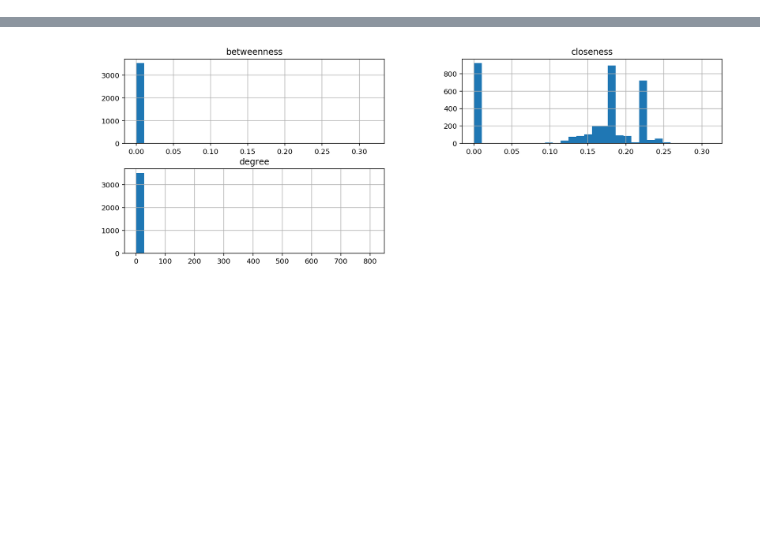
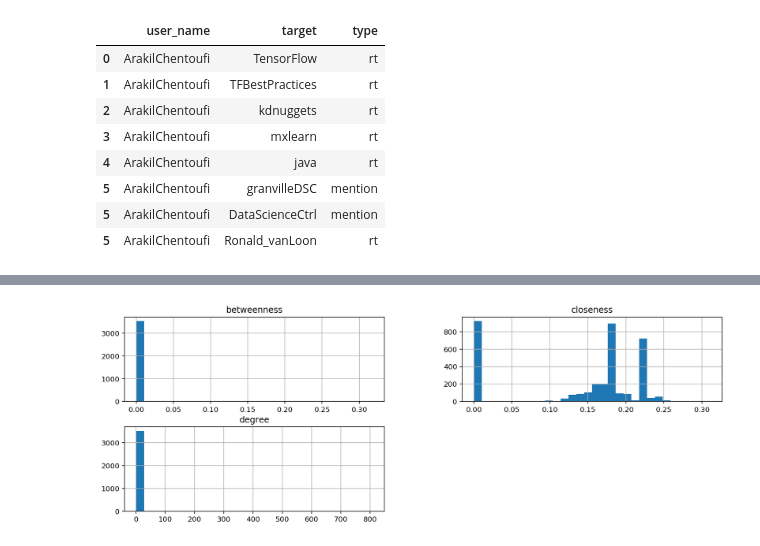
Before and after one commit to JakeTheWise/socialitics, a Jupyter notebook: proj1/q2/q2.ipynb, the cells around one changed output, grey strips where cells are left out. Drawn from its saved outputs; the diff is of its cells as text; code cells hidden in the pictures; blank space fills up the shorter version.

```diff
--- a/proj1/q2/q2.ipynb
+++ b/proj1/q2/q2.ipynb
@@ -10,23 +12,34 @@ If you're reading this message in another frontend (for example, a static render
 # %%
 """
 preprocessing into form:
 Column 1  Column 2  Column 3 (type of content)
 @ABC      @ABC      Tweet
 @XYZ      @ABC      RT
 """
 import pandas as pd, numpy as np
 
 # extract Mentions
 data = raw.text.str.extractall(r'(?<!RT\s)@(\w+)')[0].reset_index(1,drop=True).rename('target').to_frame().join(raw.user_name)
 data['type'] = 'mention'
 
 # add Retweets
 data = data.append(raw.text.str.extract(r'RT @(\S+):', expand=False).dropna().rename('target').to_frame().join(raw.user_name))
 data.type.fillna('rt',inplace=True)
 
 # add normal Tweets
 data = data.append(pd.DataFrame({'target': raw.user_name, 'type': 'tweet', 'user_name': raw.user_name}).loc[lambda i: ~i.index.isin(data.index)]).sort_index()
 data.type.fillna('tweet',inplace=True)
 
 # reorder columns
 data = data[['user_name','target','type']]
+data[:8]
+# %% [output]
+|  | user_name | target | type |
+| 0 | ArakilChentoufi | TensorFlow | rt |
+| 1 | ArakilChentoufi | TFBestPractices | rt |
+| 2 | ArakilChentoufi | kdnuggets | rt |
+| 3 | ArakilChentoufi | mxlearn | rt |
+| 4 | ArakilChentoufi | java | rt |
+| 5 | ArakilChentoufi | granvilleDSC | mention |
+| 5 | ArakilChentoufi | DataScienceCtrl | mention |
+| 5 | ArakilChentoufi | Ronald_vanLoon | rt |
```
Also changed, not shown: parts of 9 cells of this notebook.
